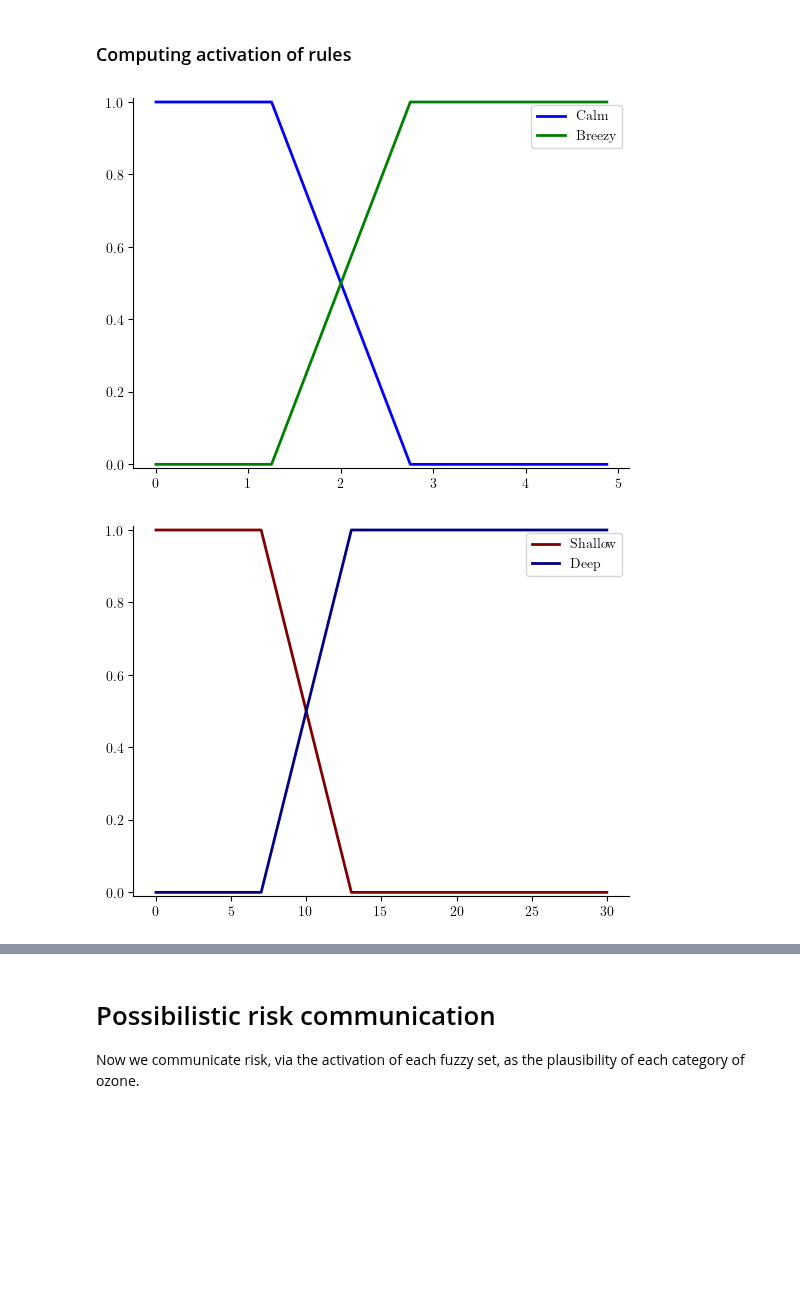
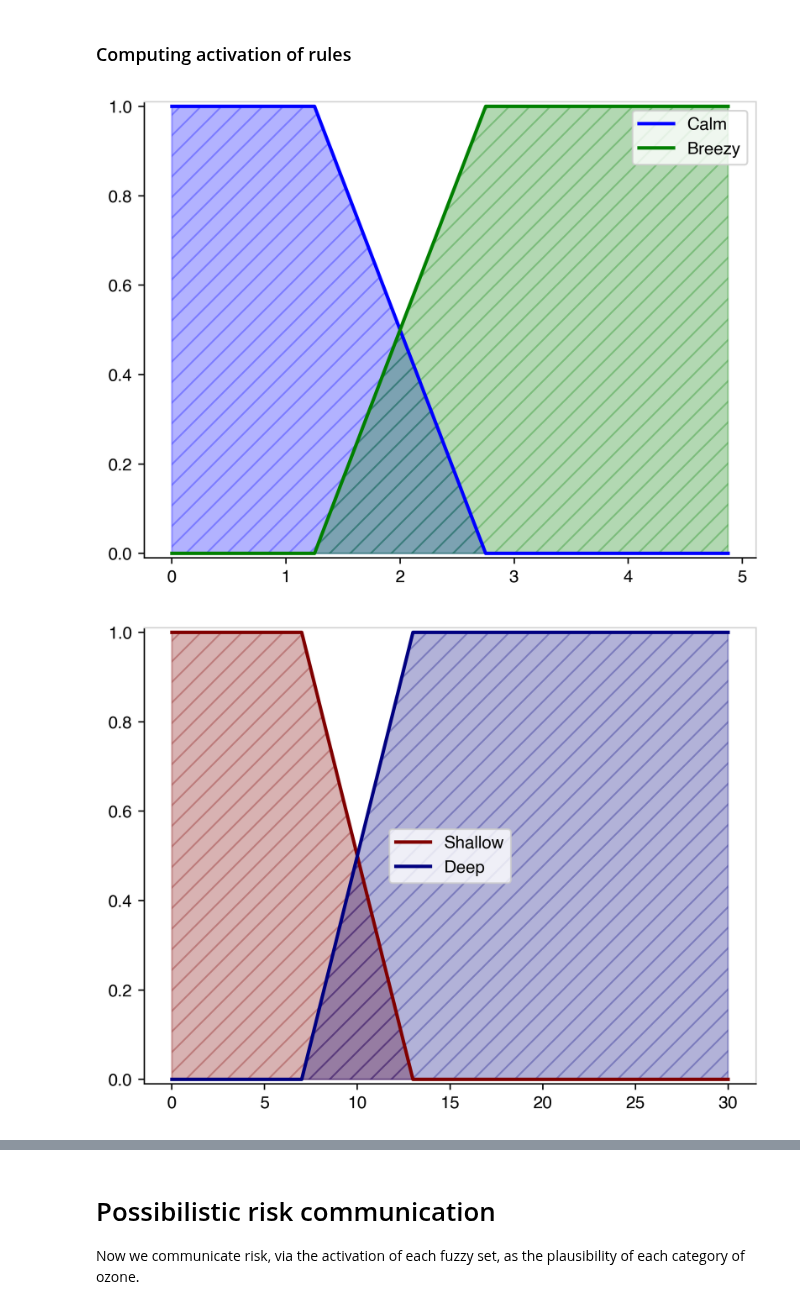
Before and after one commit to Bingham-Research-Center/clyfar, a Jupyter notebook: notebooks/guide_to_fuzzy_inference.ipynb, the cells around one changed output, grey strips where cells are left out. Saved outputs shown, nothing was run; the diff lists cells and outputs as text; code cells hidden in the pictures; blank space fills up the shorter version.

Commit message:
Done new graphics. Need to convert to .py.

```diff
--- a/notebooks/guide_to_fuzzy_inference.ipynb
+++ b/notebooks/guide_to_fuzzy_inference.ipynb
@@ -13,3 +33,20 @@ line_color = '#4B0082'
+# %%
+def style_axes(ax):
+    """Apply common styling to the axes."""
+    ax.spines['top'].set_color('#D3D3D3')  # light grey
+    ax.spines['right'].set_color('#D3D3D3')  # light grey
+    ax.spines['bottom'].set_linewidth(0.8)  # thinner axis lines
+    ax.spines['left'].set_linewidth(0.8)
+
+    # Make axes ticks use Helvetica font
+    for tick in ax.get_xticklabels():
+        tick.set_fontname("Helvetica")
+
+    for tick in ax.get_yticklabels():
+        tick.set_fontname("Helvetica")
+
+
+    return ax
 # %%
 def piecewise_linear_sigmoid(x_uod: np.ndarray, midpoint: float, width: float, height: float,
                              direction: str = "increasing") -> np.ndarray:
@@ -163,7 +201,7 @@ def make_binary_figure(shapes=["step", "sigmoid"]):
 
     return fig, axes
 # %%
-def plot_mf(ax, x, y, label=None, line_color=line_color, **kwargs):
+def plot_mf(ax, x, y, label=None, line_color=line_color, plot_fill=False, linestyle='-'):
     """Plot a membership function on a given axis.
 
     Args:
@@ -178,9 +216,10 @@ def plot_mf(ax, x, y, label=None, line_color=line_color, **kwargs):
         ax (matplotlib.axes.Axes): The axis with the membership function plotted.
 
     """
+    style_axes(ax)
     # Remove top and right spines of axis
-    ax.spines['top'].set_visible(False)
-    ax.spines['right'].set_visible(False)
+    # ax.spines['top'].set_visible(False)
+    # ax.spines['right'].set_visible(False)
 
     # Ensure y is at least 1-dimensional
     y = np.atleast_1d(y)
@@ -194,10 +233,12 @@ def plot_mf(ax, x, y, label=None, line_color=line_color, **kwargs):
         # Add a large circle at the value of y to show the limit
         # Plot over the axes lines so it is clear
         ax.plot(x[idx], y[idx], 'o', color=line_color, markersize=10,
-                    zorder=10, label='Singleton', **kwargs)
+                    zorder=10, label='Singleton', linestyle=linestyle)
     else:
-        ax.plot(x, y, color=line_color, linewidth=2, label=label,
-                    **kwargs)
+        ax.plot(x, y, color=line_color, linewidth=2, label=label, linestyle=linestyle)
+        if plot_fill:
+            # Fill under the curve with a hatched line_color
+            ax.fill_between(x, 0, y, alpha=0.3, color=line_color, hatch='//')
     ax.set_ylim(-0.01,1.01)
     ax.legend()
     return ax
@@ -401,24 +625,24 @@ wind_breezy = piecewise_linear_sigmoid(wind_uod, 2.0, 1.5, 1.0, direction="incre
 
 # Plot both functions on the same axis
 fig, ax = plt.subplots(1)
-ax = plot_mf(ax, wind_uod, wind_calm, label="Calm", line_color="blue")
-ax = plot_mf(ax, wind_uod, wind_breezy, label="Breezy", line_color="green")
+ax = plot_mf(ax, wind_uod, wind_calm, label="Calm", line_color="blue", plot_fill=True)
+ax = plot_mf(ax, wind_uod, wind_breezy, label="Breezy", line_color="green", plot_fill=True)
 plt.show()
 # %% [output]
-[figure, old version]
+[figure, new version]
 # %%
 
 # Snow membership
 snow_deep = piecewise_linear_sigmoid(snow_uod, 10, 6, 1.0)
 snow_shallow = piecewise_linear_sigmoid(snow_uod, 10, 6, 1.0, direction="decreasing")
 
 # Plot both functions on the same axis
 fig, ax = plt.subplots(1)
-ax = plot_mf(ax, snow_uod, snow_shallow, label="Shallow", line_color="maroon")
-ax = plot_mf(ax, snow_uod, snow_deep, label="Deep", line_color="navy")
+ax = plot_mf(ax, snow_uod, snow_shallow, label="Shallow", line_color="maroon", plot_fill=True)
+ax = plot_mf(ax, snow_uod, snow_deep, label="Deep", line_color="navy", plot_fill=True)
 plt.show()
 # %% [output]
-[figure, old version]
+[figure, new version]
 # %%
 # Ozone membership
 ozone_mfs = {}
```
Also changed, not shown: parts of 30 cells of this notebook.
